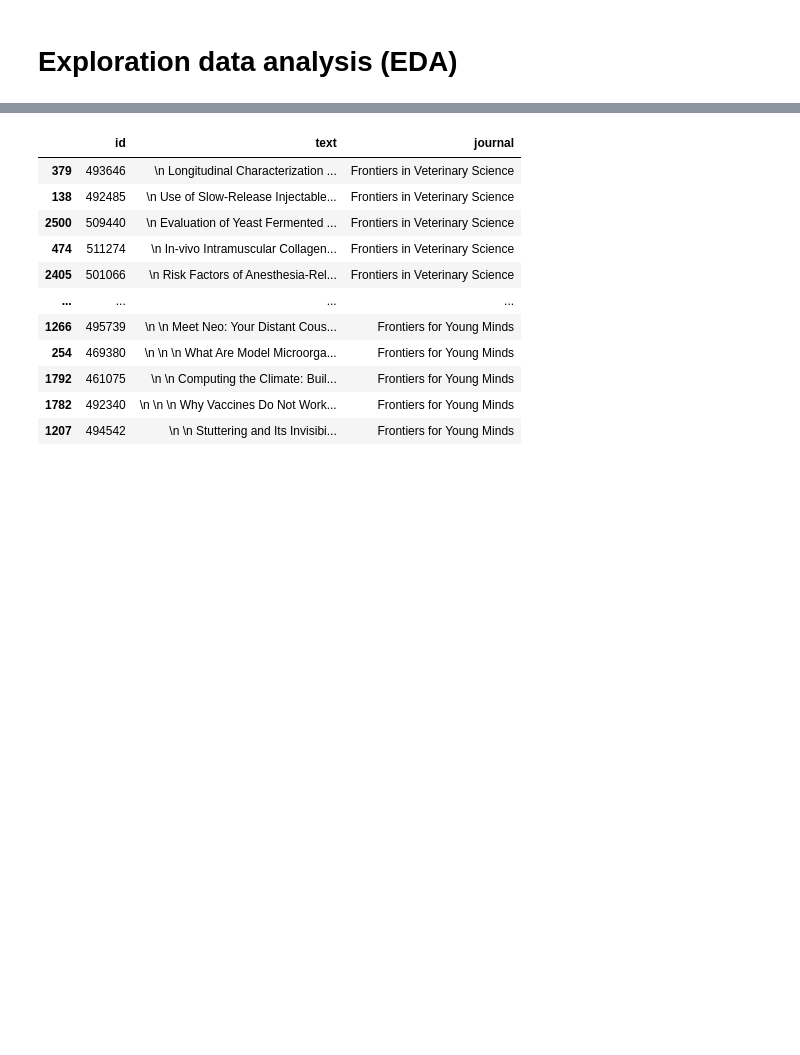
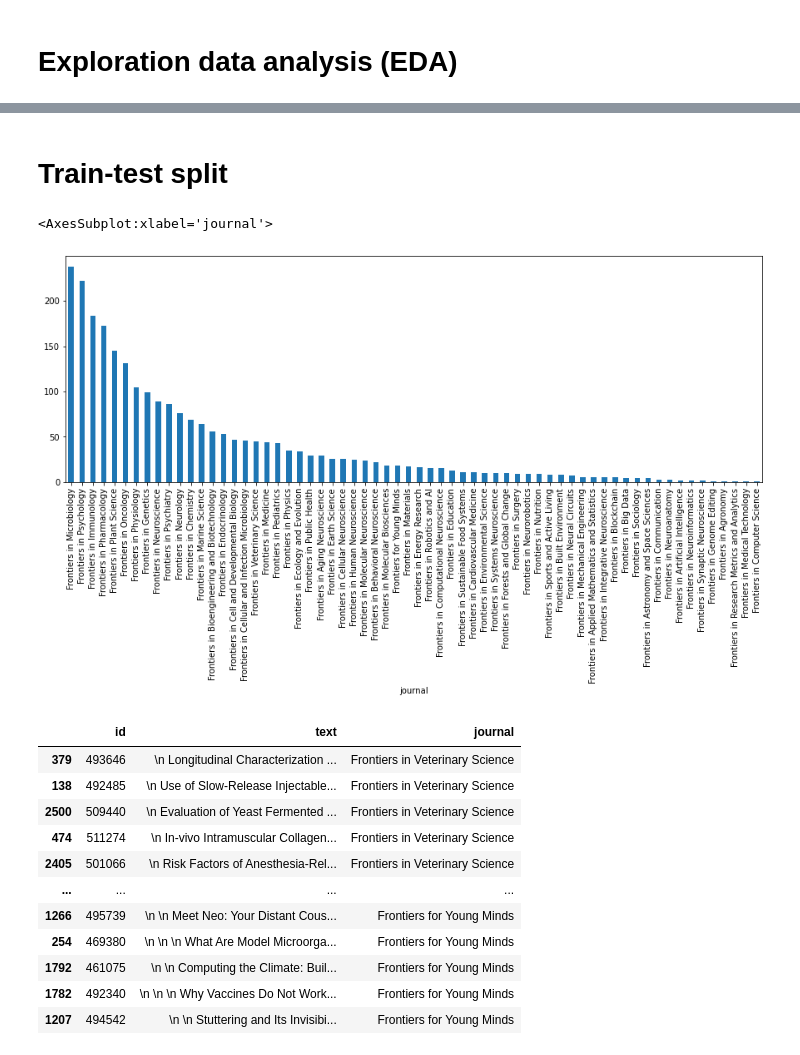
Before and after one commit to opertifelipe/frontiers, a Jupyter notebook: notebooks/Exploration.ipynb, the cells around one changed output, grey strips where cells are left out. Cells and saved outputs as stored; diff of their text form; code cells hidden in the pictures; blank space fills up the shorter version.

```diff
--- a/notebooks/Untitled.ipynb
+++ b/notebooks/Exploration.ipynb
@@ -11,4 +11,20 @@ list_of_papers = []
 for json_str in json_list:
     result = json.loads(json_str)
     list_of_papers.append(result)
+# %%
+import json
+import pandas as pd
+
+def load_data():
+    with open('../data/raw/Jan2020Frontiers.jsonl', 'r') as json_file:
+        json_list = list(json_file)
+
+    list_of_papers = []
+
+    for json_str in json_list:
+        result = json.loads(json_str)
+        list_of_papers.append(result)
+    df = pd.DataFrame.from_dict(list_of_papers)
+    return df
+df = load_data()
 # %%
@@ -16,0 +39,17 @@ df = pd.DataFrame.from_dict(list_of_papers)
+# %% [markdown]
+# Train-test split
+# %%
+%matplotlib inline
+import matplotlib.pyplot as plt
+plt.rcParams['figure.figsize'] = [15,5]
+
+def filter_papers_min_sample(df):
+    documents_per_journal = df.groupby(["journal"]).size().sort_values(ascending=False)
+    subset_journals = list(documents_per_journal[documents_per_journal >1 ].index)
+    df_subset = df[df["journal"].isin(subset_journals)]
+    return documents_per_journal, df_subset
+documents_per_journal, df_subset = filter_papers_min_sample(df)
+documents_per_journal.plot.bar()
+# %% [output]
+<AxesSubplot:xlabel='journal'>
+[figure, added]
```
Also changed, not shown: parts of 2 cells of this notebook.
